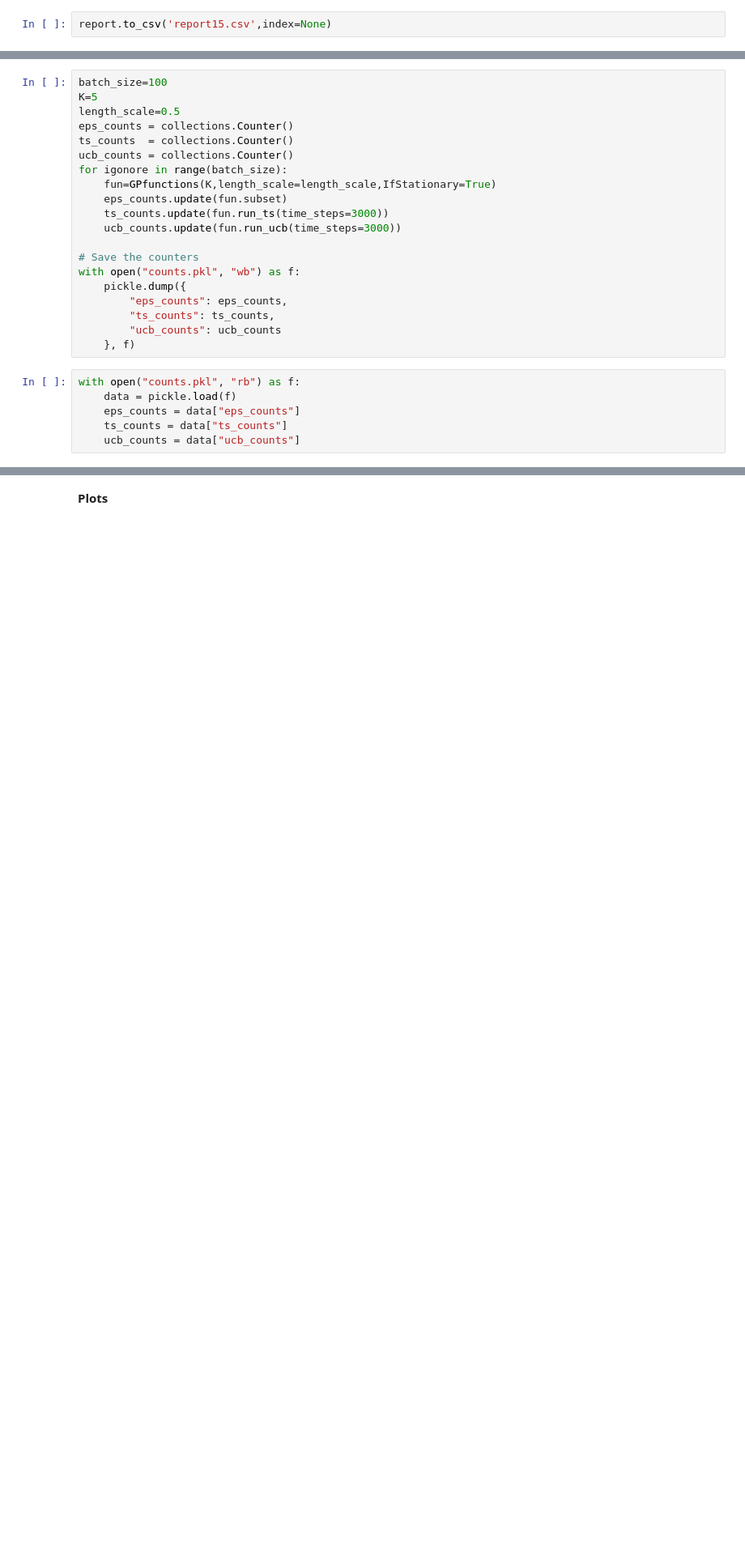
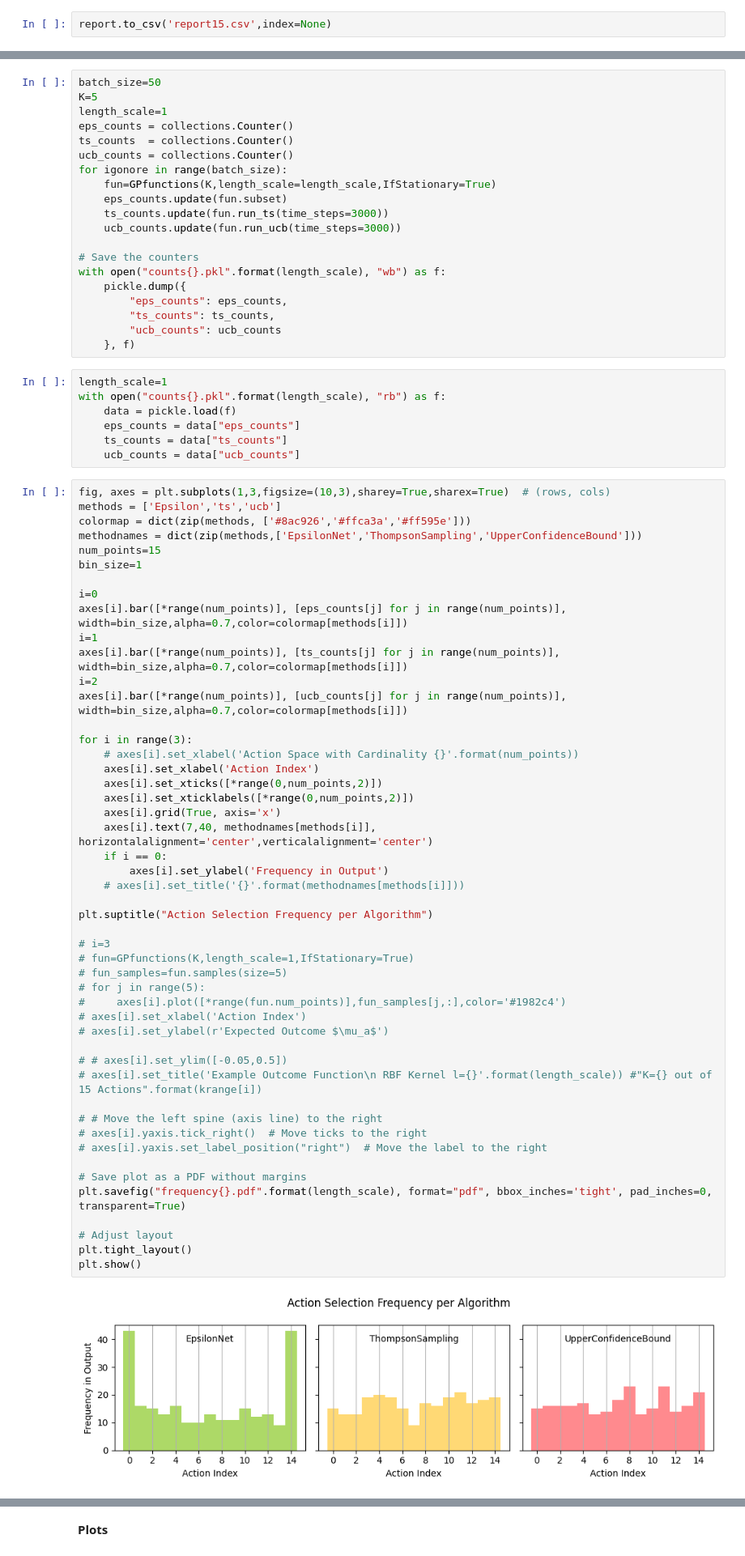
Before and after one commit to Quan-Zhou/MAB, a Jupyter notebook: RKHScombinatorial.ipynb, the cells around one changed output, grey strips where cells are left out. Shown at 81% size. Cells and saved outputs as stored; diff of their text form; blank space fills up the shorter version.

```diff
--- a/RKHScombinatorial.ipynb
+++ b/RKHScombinatorial.ipynb
@@ -228,7 +269,7 @@ for length_scale in length_range:
 # %%
-batch_size=100
+batch_size=50
 K=5
-length_scale=0.5
+length_scale=1
 eps_counts = collections.Counter()
 ts_counts  = collections.Counter()
 ucb_counts = collections.Counter()
@@ -239,18 +280,70 @@ for igonore in range(batch_size):
     ucb_counts.update(fun.run_ucb(time_steps=3000))
 
 # Save the counters
-with open("counts.pkl", "wb") as f:
+with open("counts{}.pkl".format(length_scale), "wb") as f:
     pickle.dump({
         "eps_counts": eps_counts,
         "ts_counts": ts_counts,
         "ucb_counts": ucb_counts
     }, f)
 # %%
-with open("counts.pkl", "rb") as f:
+length_scale=1
+with open("counts{}.pkl".format(length_scale), "rb") as f:
     data = pickle.load(f)
     eps_counts = data["eps_counts"]
     ts_counts = data["ts_counts"]
     ucb_counts = data["ucb_counts"]
+# %%
+fig, axes = plt.subplots(1,3,figsize=(10,3),sharey=True,sharex=True)  # (rows, cols)
+methods = ['Epsilon','ts','ucb']
+colormap = dict(zip(methods, ['#8ac926','#ffca3a','#ff595e']))
+methodnames = dict(zip(methods,['EpsilonNet','ThompsonSampling','UpperConfidenceBound']))
+num_points=15
+bin_size=1
+
+i=0
+axes[i].bar([*range(num_points)], [eps_counts[j] for j in range(num_points)], width=bin_size,alpha=0.7,color=colormap[methods[i]])
+i=1
+axes[i].bar([*range(num_points)], [ts_counts[j] for j in range(num_points)], width=bin_size,alpha=0.7,color=colormap[methods[i]])
+i=2
+axes[i].bar([*range(num_points)], [ucb_counts[j] for j in range(num_points)], width=bin_size,alpha=0.7,color=colormap[methods[i]])
+
+for i in range(3):
+    # axes[i].set_xlabel('Action Space with Cardinality {}'.format(num_points))
+    axes[i].set_xlabel('Action Index')
+    axes[i].set_xticks([*range(0,num_points,2)])
+    axes[i].set_xticklabels([*range(0,num_points,2)])
+    axes[i].grid(True, axis='x')
+    axes[i].text(7,40, methodnames[methods[i]], horizontalalignment='center',verticalalignment='center')
+    if i == 0:
+        axes[i].set_ylabel('Frequency in Output')
+    # axes[i].set_title('{}'.format(methodnames[methods[i]]))
+
+plt.suptitle("Action Selection Frequency per Algorithm")
+
+# i=3
+# fun=GPfunctions(K,length_scale=1,IfStationary=True)
+# fun_samples=fun.samples(size=5)
+# for j in range(5):
+#     axes[i].plot([*range(fun.num_points)],fun_samples[j,:],color='#1982c4')
+# axes[i].set_xlabel('Action Index')
+# axes[i].set_ylabel(r'Expected Outcome $\mu_a$')
+
+# # axes[i].set_ylim([-0.05,0.5])
+# axes[i].set_title('Example Outcome Function\n RBF Kernel l={}'.format(length_scale)) #"K={} out of 15 Actions".format(krange[i])
+
+# # Move the left spine (axis line) to the right
+# axes[i].yaxis.tick_right()  # Move ticks to the right
+# axes[i].yaxis.set_label_position("right")  # Move the label to the right
+
+# Save plot as a PDF without margins
+plt.savefig("frequency{}.pdf".format(length_scale), format="pdf", bbox_inches='tight', pad_inches=0, transparent=True)
+
+# Adjust layout
+plt.tight_layout()
+plt.show()
+# %% [output]
+[figure, added]
 # %%
 K=5
 length_scale=3
```
Also changed, not shown: parts of 10 cells of this notebook, 6 other files.
